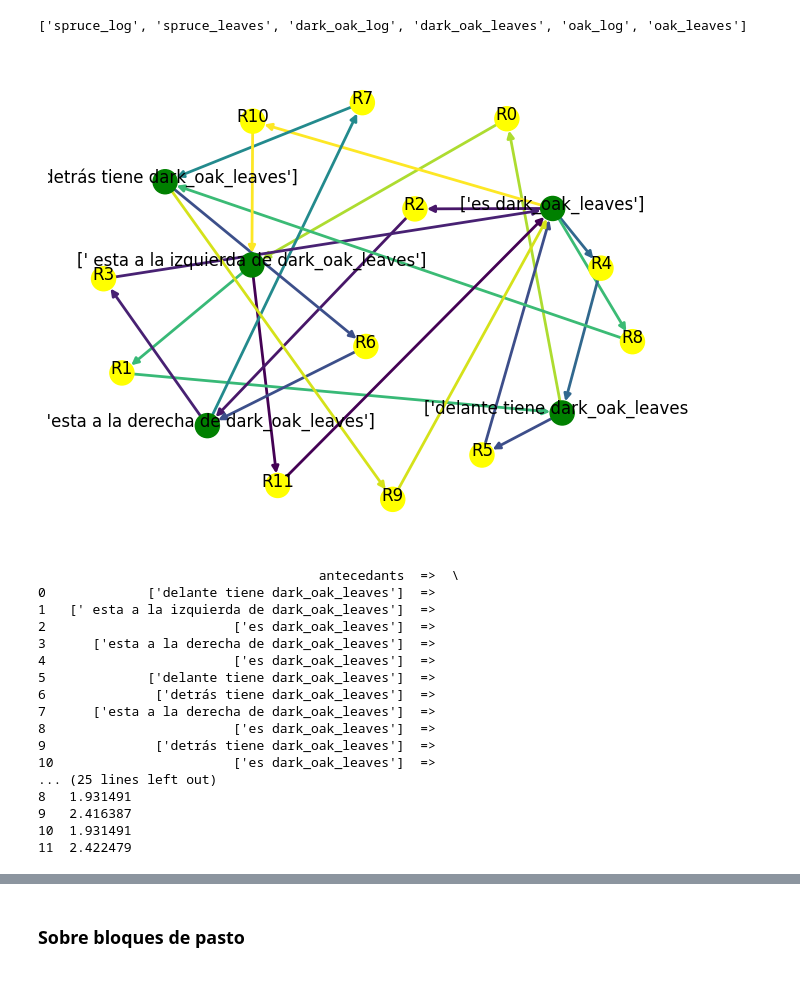
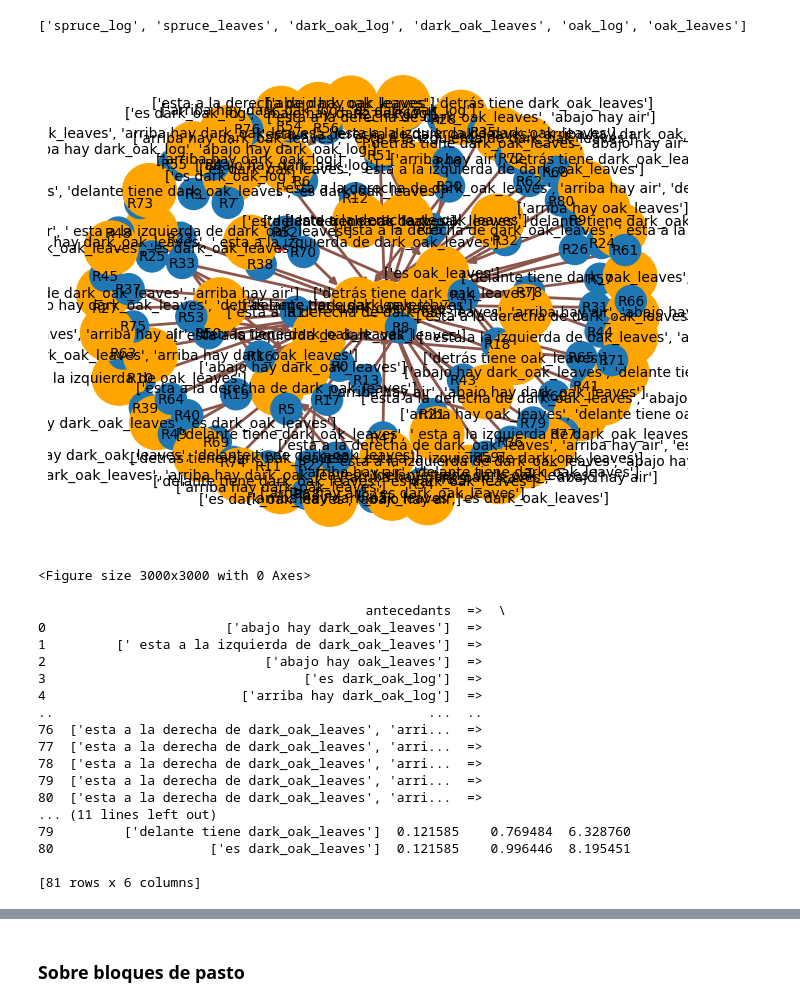
Before and after one commit to MrtC101/spatial-association-rules-mining, a Jupyter notebook: proyecto_final/code/python/Analisis.ipynb, the cells around one changed output, grey strips where cells are left out. Cells and saved outputs as stored; diff of their text form; code cells hidden in the pictures.

```diff
--- a/proyecto_final/code/python/Analisis.ipynb
+++ b/proyecto_final/code/python/Analisis.ipynb
@@ -552,28 +562,29 @@ transactions.to_csv("..\\..\\Data\\transactionsTrees.csv",sep=";");
 # %%
 import pandas as pd
 import apriori as ap
 transactions = pd.read_csv("..\\..\\Data\\transactionsTrees.csv",sep=";");
 transactions = transactions.drop(transactions.columns[0],axis=1);
-rules = ap.apriori(transactions,0.3,0.5);
-rules.to_csv("..\\..\\Data\\rulesTrees30x50.csv",sep=";");
+rules = ap.apriori(transactions,0.1,0.75);
+rules.to_csv("..\\..\\Data\\rulesTrees10x75.csv",sep=";");
 ap.plot(rules)
 print(rules)
 # %% [output]
-[figure, old version]
+[figure, new version]
-                                    antecedants  =>  \
-0             ['delante tiene dark_oak_leaves']  =>
-1   [' esta a la izquierda de dark_oak_leaves']  =>
-2                        ['es dark_oak_leaves']  =>
-3      ['esta a la derecha de dark_oak_leaves']  =>
-4                        ['es dark_oak_leaves']  =>
-5             ['delante tiene dark_oak_leaves']  =>
-6              ['detrás tiene dark_oak_leaves']  =>
-7      ['esta a la derecha de dark_oak_leaves']  =>
-8                        ['es dark_oak_leaves']  =>
-9              ['detrás tiene dark_oak_leaves']  =>
-10                       ['es dark_oak_leaves']  =>
-... (25 lines left out)
-8   1.931491
-9   2.416387
-10  1.931491
-11  2.422479
+<Figure size 3000x3000 with 0 Axes>
+                                          antecedants  =>  \
+0                       ['abajo hay dark_oak_leaves']  =>
+1         [' esta a la izquierda de dark_oak_leaves']  =>
+2                            ['abajo hay oak_leaves']  =>
+3                                 ['es dark_oak_log']  =>
+4                         ['arriba hay dark_oak_log']  =>
+..                                                ...  ..
+76  ['esta a la derecha de dark_oak_leaves', 'arri...  =>
+77  ['esta a la derecha de dark_oak_leaves', 'arri...  =>
+78  ['esta a la derecha de dark_oak_leaves', 'arri...  =>
+79  ['esta a la derecha de dark_oak_leaves', 'arri...  =>
+80  ['esta a la derecha de dark_oak_leaves', 'arri...  =>
+... (11 lines left out)
+79         ['delante tiene dark_oak_leaves']  0.121585    0.769484  6.328760
+80                    ['es dark_oak_leaves']  0.121585    0.996446  8.195451
+
+[81 rows x 6 columns]
```
Also changed, not shown: parts of 7 cells of this notebook, 7 other files.
